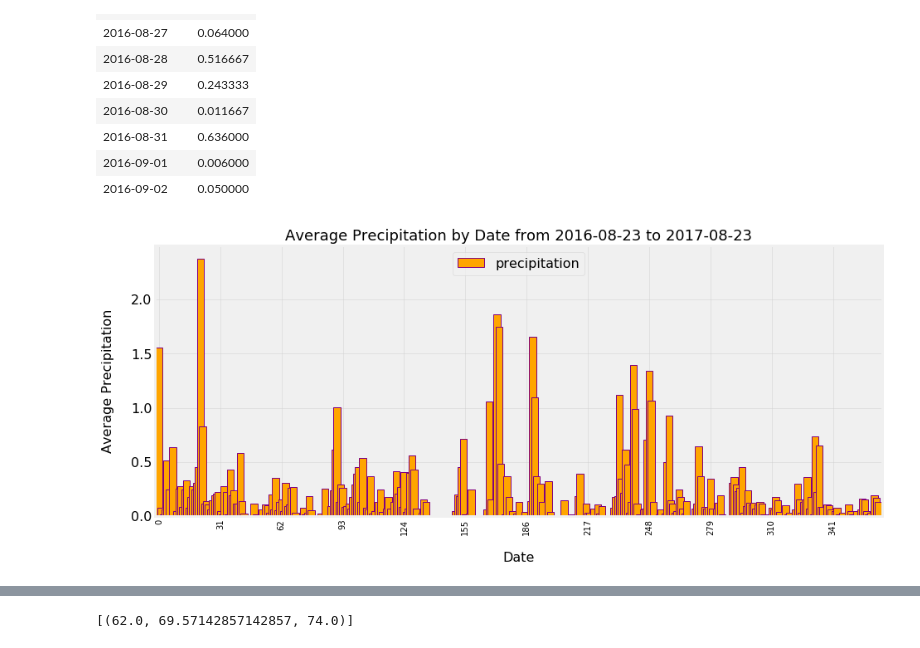
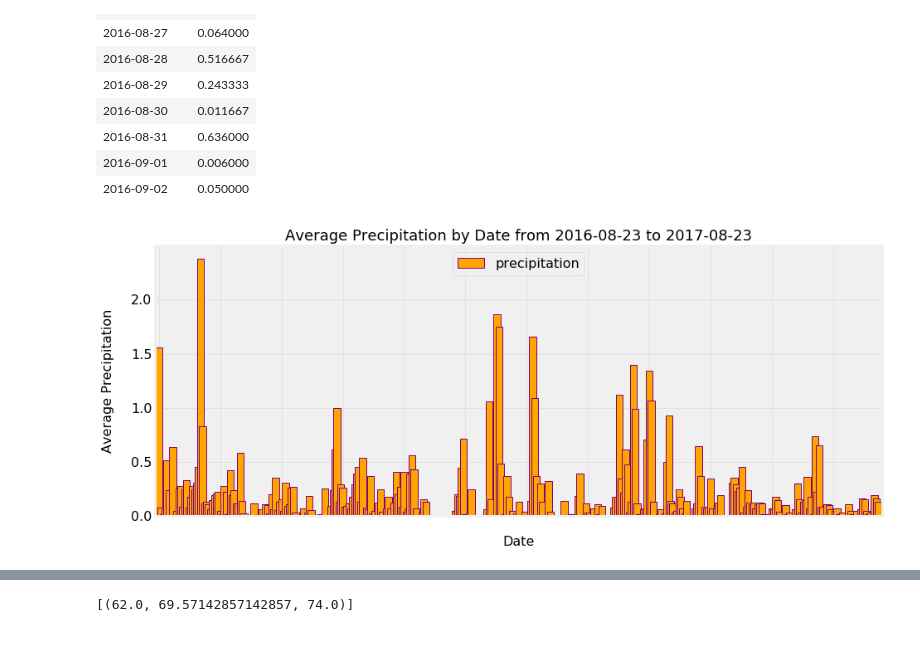
Before and after one commit to LinaSachuk/DU_HomeWork, a Jupyter notebook: sqlalchemy-challenge/climate_starter.ipynb, the cells around one changed output, grey strips where cells are left out. Saved outputs shown, nothing was run; the diff lists cells and outputs as text; code cells hidden in the pictures.

```diff
--- a/sqlalchemy-challenge/climate_starter.ipynb
+++ b/sqlalchemy-challenge/climate_starter.ipynb
@@ -182,31 +175,31 @@ df_q12.head(10)
 # %%
 # Use Pandas Plotting with Matplotlib to plot the data
 import matplotlib.ticker as ticker
 
 ax = df_q12.plot(kind='bar', width=3.5, figsize=(14,6), color = 'orange', edgecolor='purple', linewidth=1)
 ax.tick_params(axis='y', labelsize=16)
 plt.locator_params(axis='x', nbins=12)
-# ax.xaxis.set_major_formatter(plt.NullFormatter())
+ax.xaxis.set_major_formatter(plt.NullFormatter())
 # ax.xaxis.set_major_formatter(ticker.PercentFormatter(xmax=6))
 # ax.xaxis.set_major_formatter(ticker.ScalarFormatter(useMathText=True))
 # ax.xaxis.set_major_formatter(ticker.FormatStrFormatter(">%d<"))
-ax.xaxis.set_major_formatter(ticker.StrMethodFormatter("{x}"))
+# ax.xaxis.set_major_formatter(ticker.StrMethodFormatter("{x}"))
 # x_axis = ['2016-08-24', '2016-08-24', '2016-10-24', '2016-11-24', '2016-12-24', '2017-01-24', '2017-02-24', '2017-03-24', '2017-04-24', '2017-05-24', '2017-06-24', '2017-07-24']
 # ticks = np.arange(len(x_axis))
 
 # Set Labels & Title
 plt.ylabel("Average Precipitation", labelpad=20, size=16)
 plt.xlabel("Date", labelpad=20, size=16)
 plt.title("Average Precipitation by Date from 2016-08-23 to 2017-08-23", size=18)
 plt.grid(True, alpha = 0.4)
 plt.legend(bbox_to_anchor=(.6,1), fontsize="16")
 # plt.xticks(ticks, x_axis, rotation=10, fontsize = 14)
 
 # Save Figure
 plt.savefig("avr__precipitation_by_date.png")
 
 
 # Show plot
 plt.show()
 # %% [output]
-[figure, old version]
+[figure, new version]
```
Also changed, not shown: parts of 18 cells of this notebook, 2 other files.
